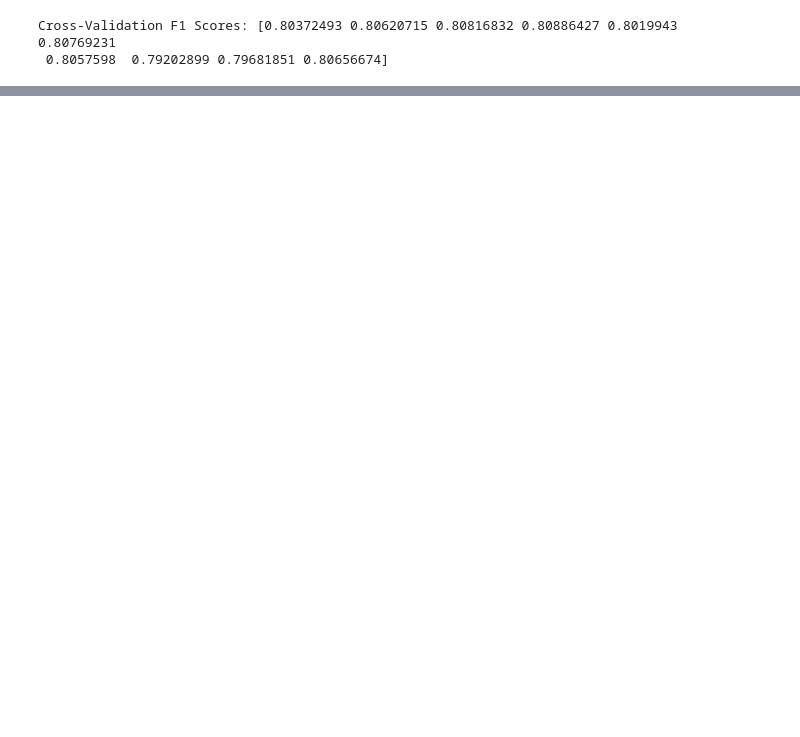
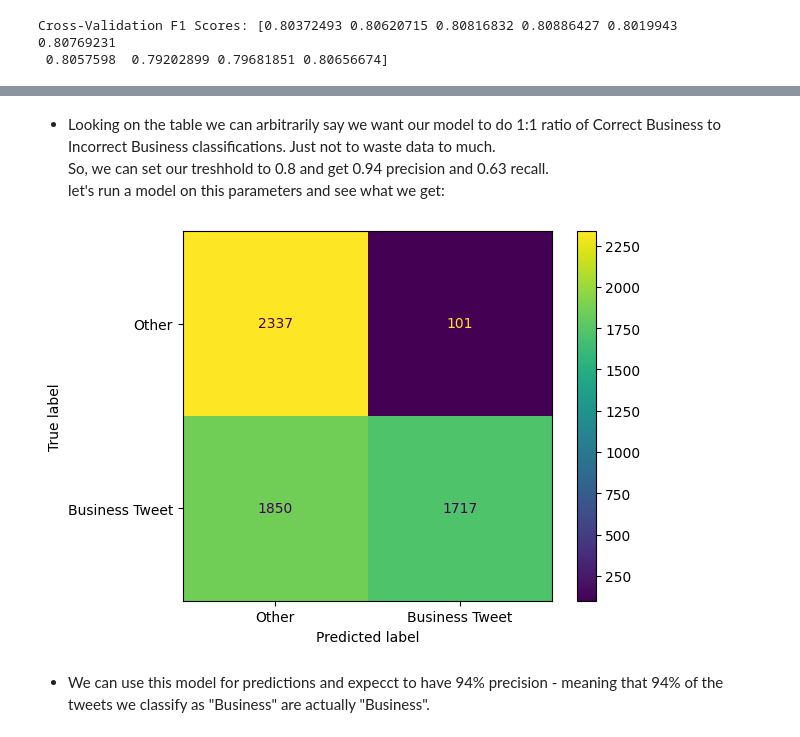
Before and after one commit to Folongton/NLP-Tweet-Classification, a Jupyter notebook: P4-NLP-Tweet-Classification.ipynb, the cells around one changed output, grey strips where cells are left out. Drawn from its saved outputs; the diff is of its cells as text; code cells hidden in the pictures; blank space fills up the shorter version.

```diff
--- a/P4-NLP-Tweet-Classification.ipynb
+++ b/P4-NLP-Tweet-Classification.ipynb
@@ -642,0 +758,11 @@ print(f'Precision, Recall, F1: {prf1}')
+# %% [markdown]
+* Looking on the table we can arbitrarily say we want our model to do 1:1 ratio of Correct Business to Incorrect Business classifications. Just not to waste data to much.
+So, we can set our treshhold to 0.8 and get 0.94 precision and 0.63 recall.
+let's run a model on this parameters and see what we get:
+# %%
+y_pred_t08 = (first_run_lg.predict_proba(X_test)[:, 1] >= 0.8).astype(int)
+plot_confusion_matrix(y_test, y_pred_t08, first_run_lg)
+# %% [output]
+[figure, added]
+# %% [markdown]
+* We can use this model for predictions and expecct to have 94% precision - meaning that 94% of the tweets we classify as "Business" are actually "Business".
```
Also changed, not shown: parts of 15 cells of this notebook, 1 other file.
